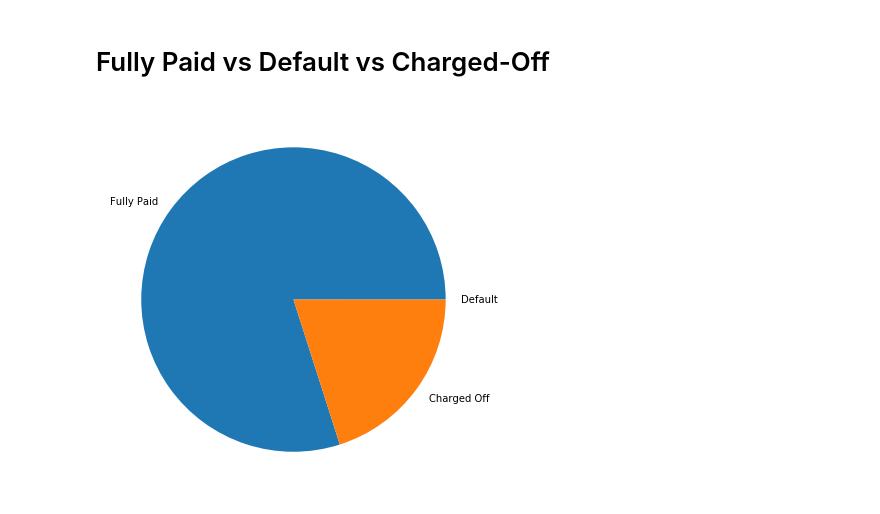
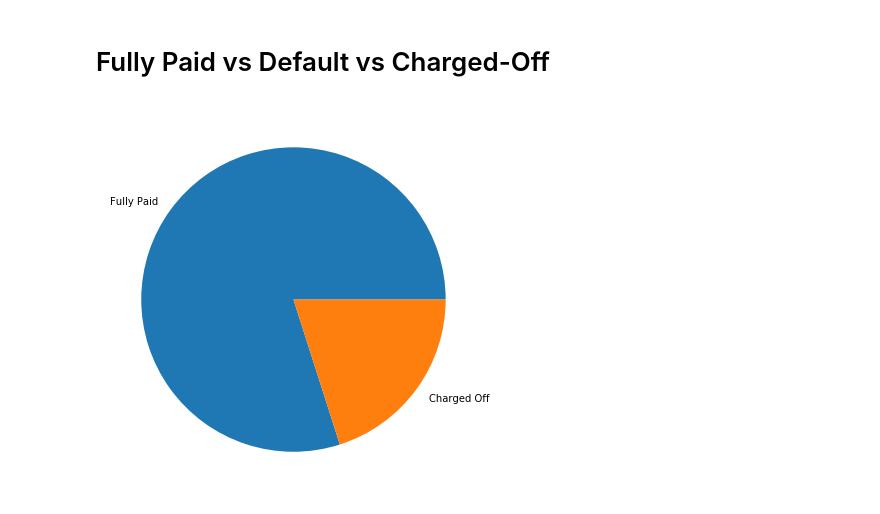
Before and after one commit to pratiksha-sawant/Lending-Club-Loan-Data-Analysis, a Jupyter notebook: jpy01_exploratory_data_analysis.ipynb, the cells around one changed output. Cells and saved outputs as stored; diff of their text form; code cells hidden in the pictures.

```diff
--- a/jpy01_exploratory_data_analysis.ipynb
+++ b/jpy01_exploratory_data_analysis.ipynb
@@ -23,0 +20,10 @@ loans.head(5)
+# %%
+def readfromS3(filename):
+    path = 's3://lendingclubdatastore/'
+    bucket = path + filename  # already created on S3
+    client = boto3.resource('s3')
+    df = pd.read_csv(bucket)
+    return df
+
+loans = readfromS3('loan.csv')
+loans.head(5)
@@ -60,7 +74,7 @@ values = []
 
 for key, value in Counter(loans['loan_status']).items():
     print(key + ' : ' + str(value) + ' rows')
-    if key in ('Fully Paid','Default','Charged Off'):
+    if key in ('Fully Paid','Charged Off'):
         labels.append(key)
         values.append(value)
 # %% [output]
@@ -151,9 +165,8 @@ sb.boxplot(x = loans['loan_amnt'])
 # %% [markdown]
 <h1> Fully Paid vs Default vs Charged-Off </h1>
 # %%
-values
 fig = plt.figure(figsize=(10, 7))
 plt.pie(values, labels = labels)
 plt.show()
 # %% [output]
-[figure, old version]
+[figure, new version]
```
Also changed, not shown: parts of 3 cells of this notebook, 2 other files.
